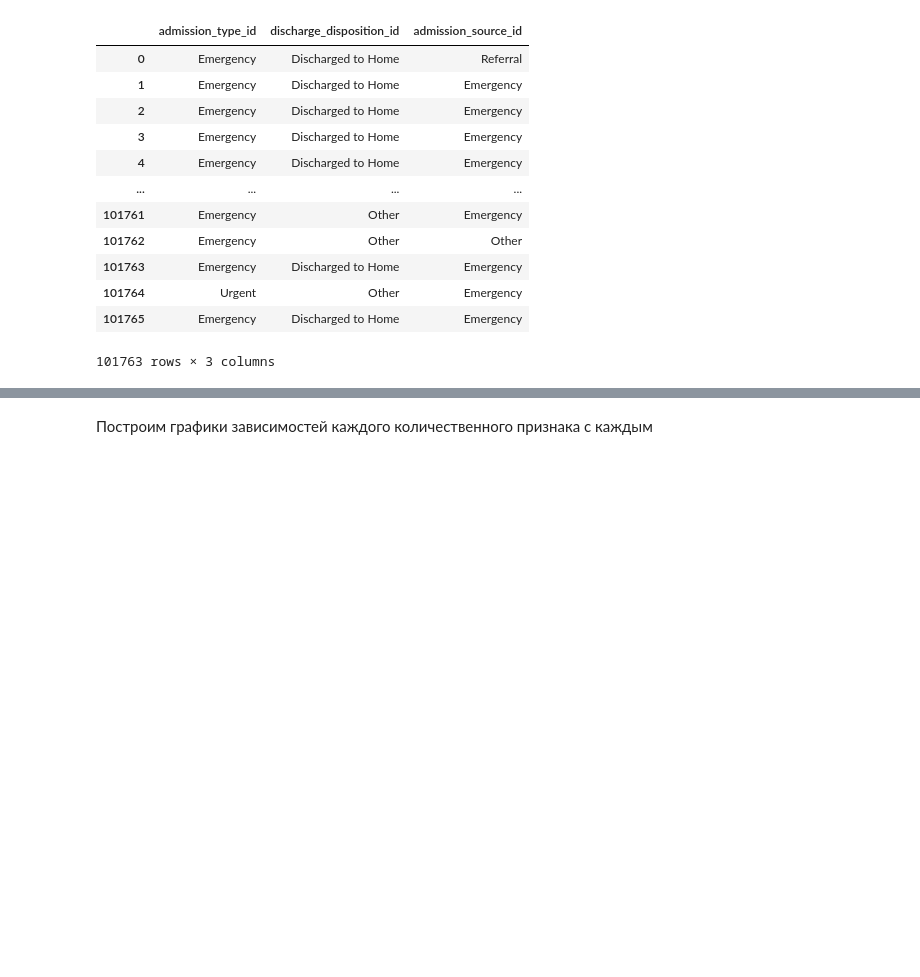
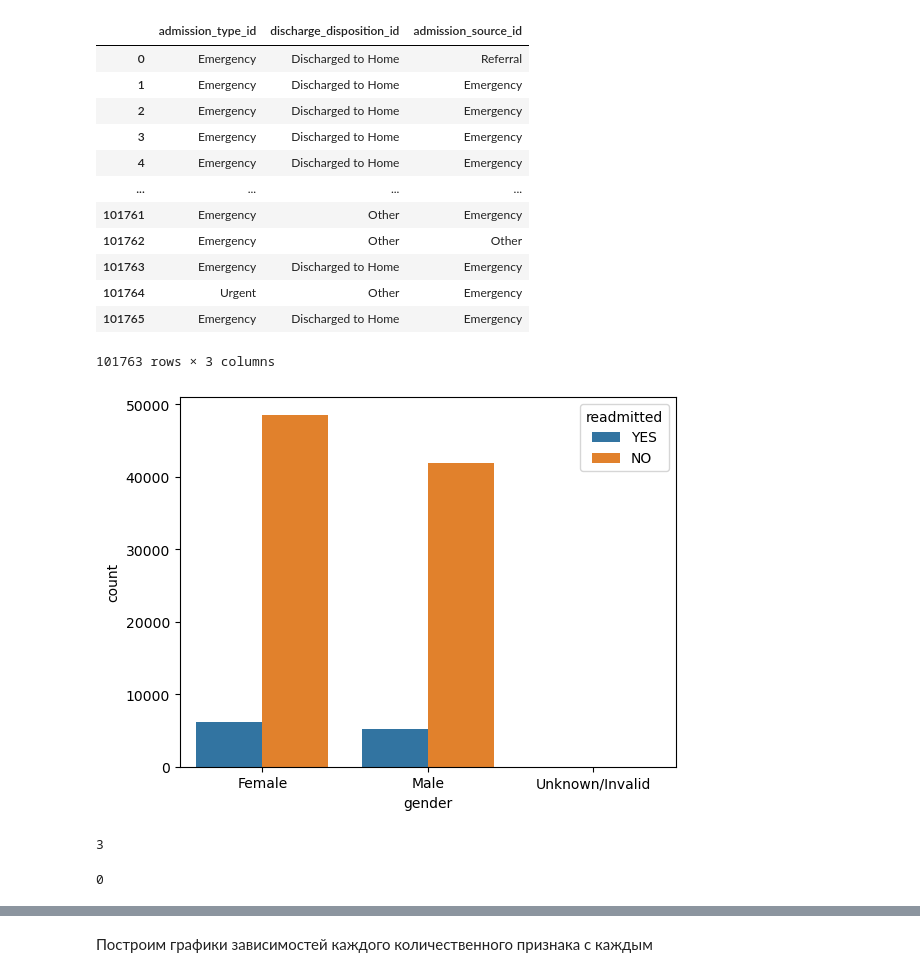
Before and after one commit to Falirchik/ML, a Jupyter notebook: practice .ipynb, the cells around one changed output, grey strips where cells are left out. Cells and saved outputs as stored; diff of their text form; code cells hidden in the pictures; blank space fills up the shorter version.

```diff
--- a/practice .ipynb
+++ b/practice .ipynb
@@ -550,3 +534,20 @@ cat_data
 | 101764 | Urgent | Other | Emergency |
 | 101765 | Emergency | Discharged to Home | Emergency |
 101763 rows × 3 columns
+# %%
+sns.countplot(x='gender', order=Y['gender'].value_counts().index, hue='readmitted', data=Y)
+pass
+# %% [output]
+[figure, added]
+# %%
+rows_with_invalid_gender = Y[Y['gender'] == 'Unknown/Invalid']  # строки с невалидными значениями признака gender
+
+len(rows_with_invalid_gender)  # число таких строк
+# %% [output]
+3
+# %%
+Y.drop(rows_with_invalid_gender.index, axis=0, inplace=True)  # удаляем из таблицы
+
+len(Y[Y['gender'] == 'Unknown/Invalid'])  # число строк с невалидными значениями признака gender после удаления
+# %% [output]
+0
```
Also changed, not shown: parts of 13 cells of this notebook.
